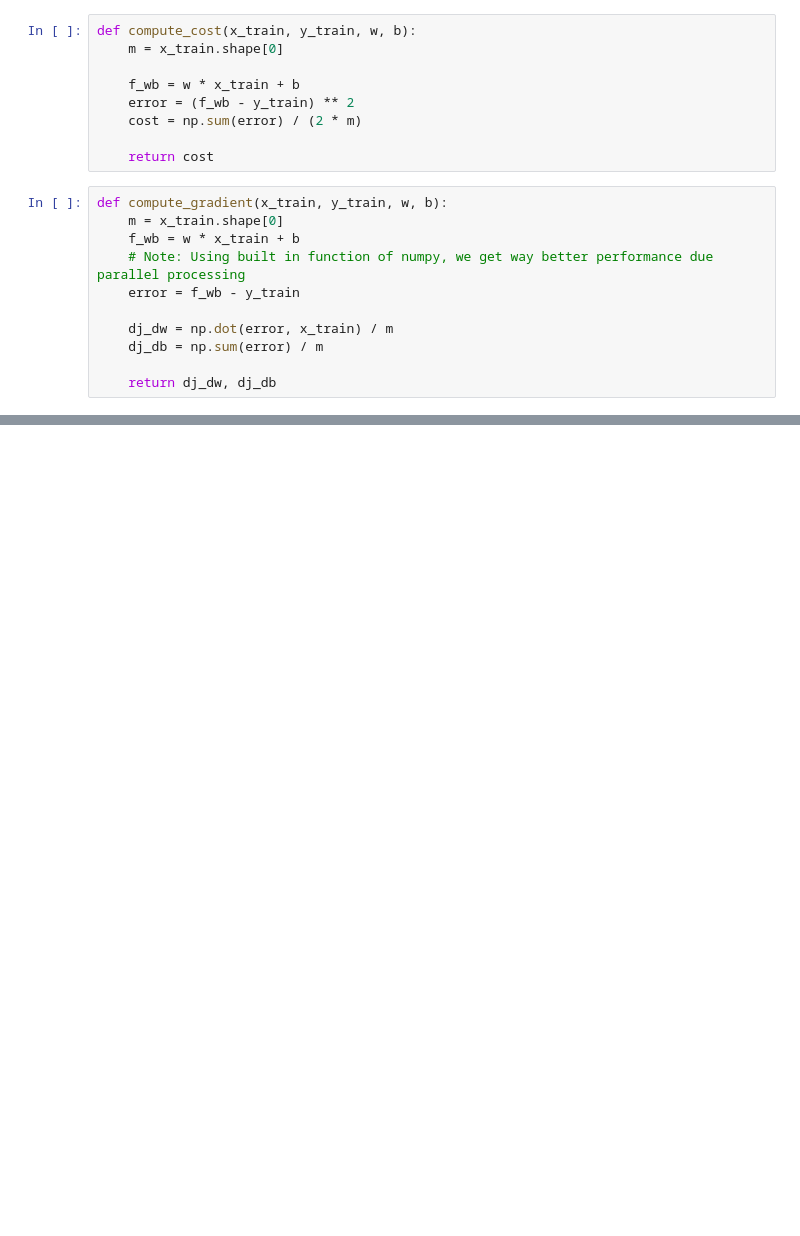
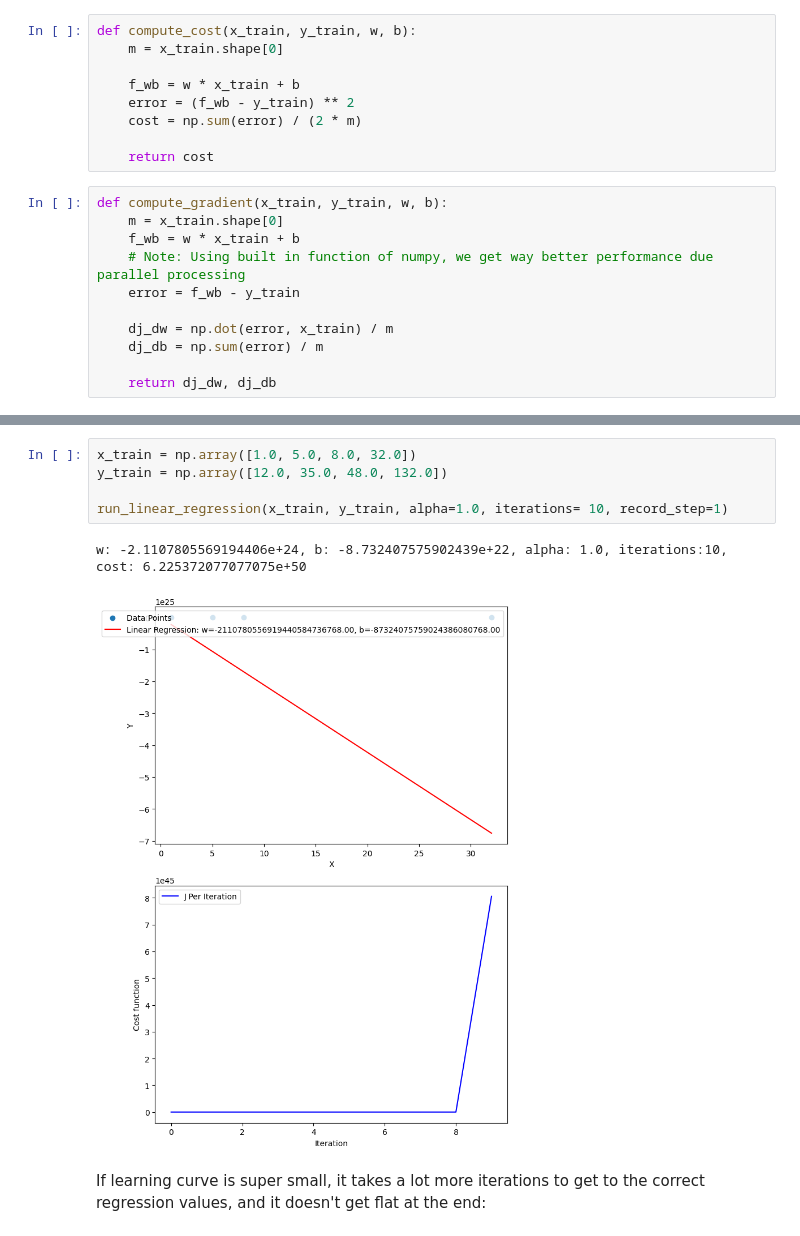
Before and after one commit to sinasun/ml-archive, a Jupyter notebook: 02_Supervised_Learning/01_Linear_Regression/01_One_Variable_Linear_Regression.ipynb, the cells around one changed output, grey strips where cells are left out. Saved outputs shown, nothing was run; the diff lists cells and outputs as text; blank space fills up the shorter version.

```diff
--- a/02_Supervised_Learning/01_Linear_Regression/01_One_Variable_Linear_Regression.ipynb
+++ b/02_Supervised_Learning/01_Linear_Regression/01_One_Variable_Linear_Regression.ipynb
@@ -118,0 +149,10 @@ cost: 7.177034325198229
+# %%
+x_train = np.array([1.0, 5.0, 8.0, 32.0])
+y_train = np.array([12.0, 35.0, 48.0, 132.0])
+
+run_linear_regression(x_train, y_train, alpha=1.0, iterations= 10, record_step=1)
+# %% [output]
+w: -2.1107805569194406e+24, b: -8.732407575902439e+22, alpha: 1.0, iterations:10, cost: 6.225372077077075e+50
+[figure, added]
+# %% [markdown]
+If learning curve is super small, it takes a lot more iterations to get to the correct regression values, and it doesn't get flat at the end:
```
Also changed, not shown: parts of 4 cells of this notebook.
